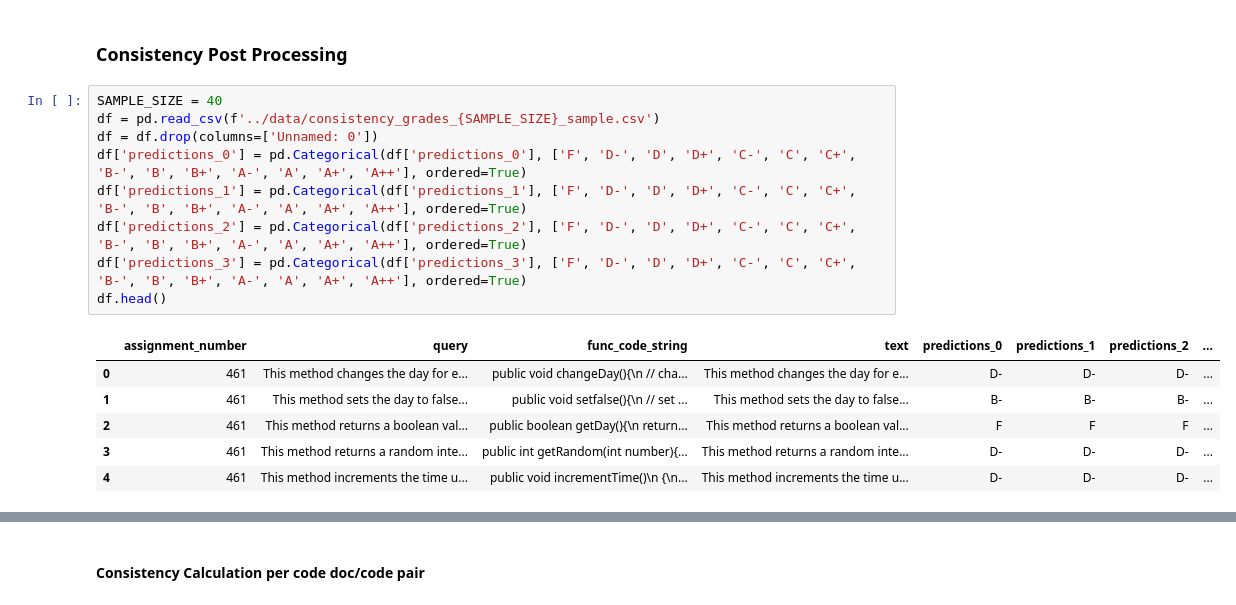
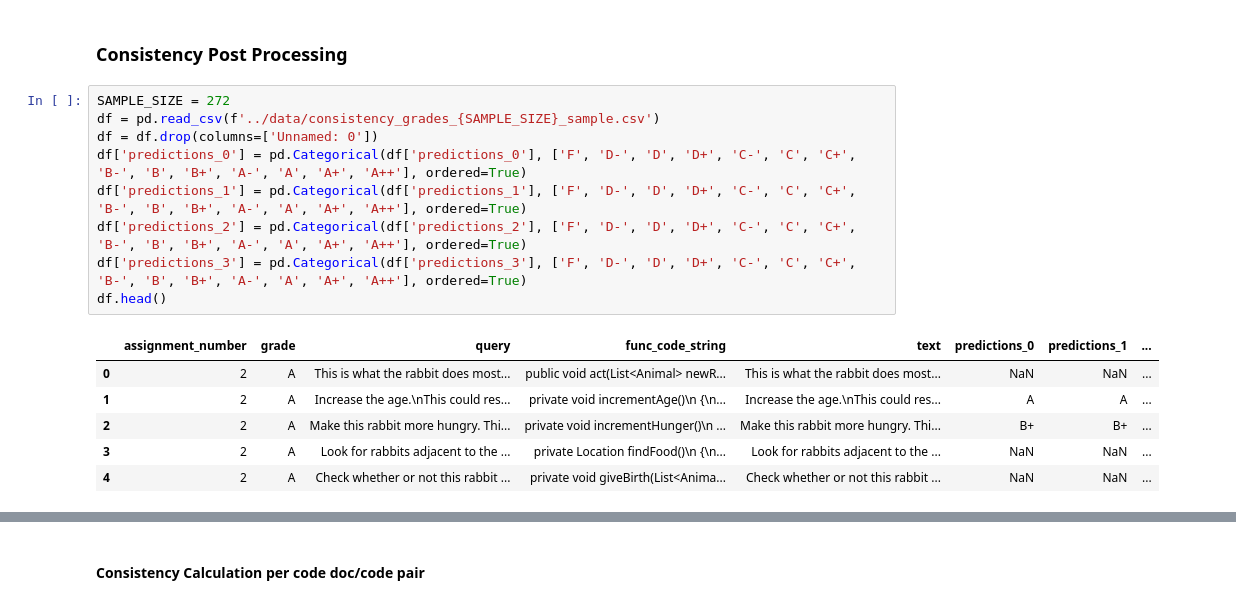
Before and after one commit to m-messer/Grading-Documentation-with-Machine-Learning, a Jupyter notebook: consistency/results.ipynb, the cells around one changed output, grey strips where cells are left out. Saved outputs shown, nothing was run; the diff lists cells and outputs as text.

```diff
--- a/consistency/results.ipynb
+++ b/consistency/results.ipynb
@@ -6,21 +6,21 @@ import seaborn as sns
 # %% [markdown]
 ### Consistency Post Processing
 # %%
-SAMPLE_SIZE = 40
+SAMPLE_SIZE = 272
 df = pd.read_csv(f'../data/consistency_grades_{SAMPLE_SIZE}_sample.csv')
 df = df.drop(columns=['Unnamed: 0'])
 df['predictions_0'] = pd.Categorical(df['predictions_0'], ['F', 'D-', 'D', 'D+', 'C-', 'C', 'C+', 'B-', 'B', 'B+', 'A-', 'A', 'A+', 'A++'], ordered=True)
 df['predictions_1'] = pd.Categorical(df['predictions_1'], ['F', 'D-', 'D', 'D+', 'C-', 'C', 'C+', 'B-', 'B', 'B+', 'A-', 'A', 'A+', 'A++'], ordered=True)
 df['predictions_2'] = pd.Categorical(df['predictions_2'], ['F', 'D-', 'D', 'D+', 'C-', 'C', 'C+', 'B-', 'B', 'B+', 'A-', 'A', 'A+', 'A++'], ordered=True)
 df['predictions_3'] = pd.Categorical(df['predictions_3'], ['F', 'D-', 'D', 'D+', 'C-', 'C', 'C+', 'B-', 'B', 'B+', 'A-', 'A', 'A+', 'A++'], ordered=True)
 df.head()
 # %% [output]
-|  | assignment_number | query | func_code_string | text | predictions_0 | predictions_1 | predictions_2 | ... |
-| 0 | 461 | This method changes the day for e... | public void changeDay(){\n // cha... | This method changes the day for e... | D- | D- | D- | ... |
-| 1 | 461 | This method sets the day to false... | public void setfalse(){\n // set ... | This method sets the day to false... | B- | B- | B- | ... |
-| 2 | 461 | This method returns a boolean val... | public boolean getDay(){\n return... | This method returns a boolean val... | F | F | F | ... |
-| 3 | 461 | This method returns a random inte... | public int getRandom(int number){... | This method returns a random inte... | D- | D- | D- | ... |
-| 4 | 461 | This method increments the time u... | public void incrementTime()\n {\n... | This method increments the time u... | D- | D- | D- | ... |
+|  | assignment_number | grade | query | func_code_string | text | predictions_0 | predictions_1 | ... |
+| 0 | 2 | A | This is what the rabbit does most... | public void act(List<Animal> newR... | This is what the rabbit does most... | NaN | NaN | ... |
+| 1 | 2 | A | Increase the age.\nThis could res... | private void incrementAge()\n {\n... | Increase the age.\nThis could res... | A | A | ... |
+| 2 | 2 | A | Make this rabbit more hungry. Thi... | private void incrementHunger()\n ... | Make this rabbit more hungry. Thi... | B+ | B+ | ... |
+| 3 | 2 | A | Look for rabbits adjacent to the ... | private Location findFood()\n {\n... | Look for rabbits adjacent to the ... | NaN | NaN | ... |
+| 4 | 2 | A | Check whether or not this rabbit ... | private void giveBirth(List<Anima... | Check whether or not this rabbit ... | NaN | NaN | ... |
 # %%
 df['assignment_number'].unique().shape
 # %% [output]
```
Also changed, not shown: parts of 8 cells of this notebook, 2 other files.
